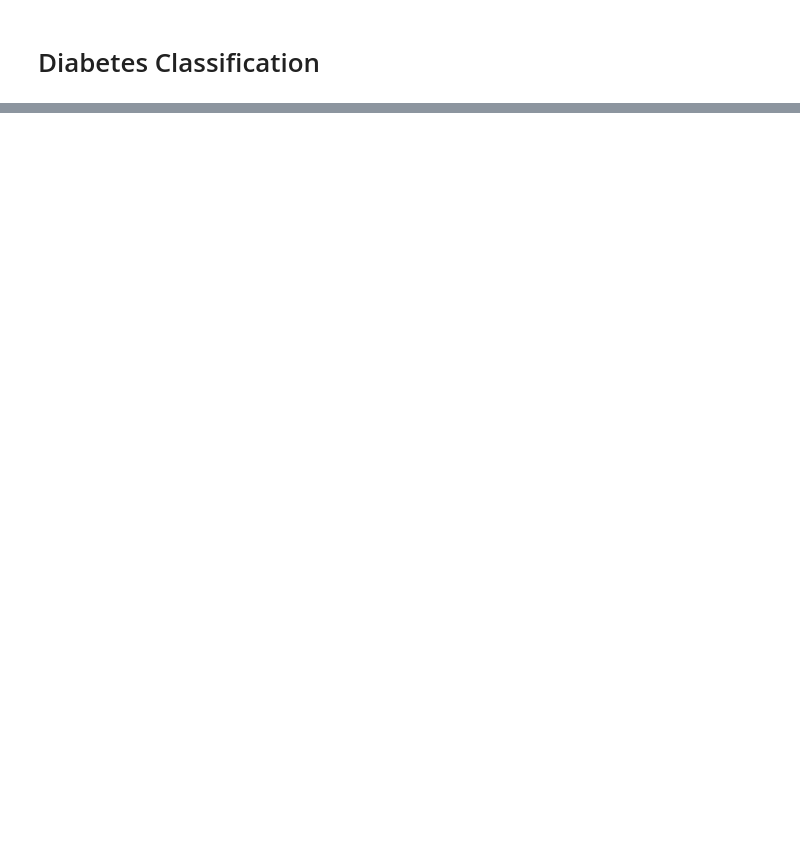
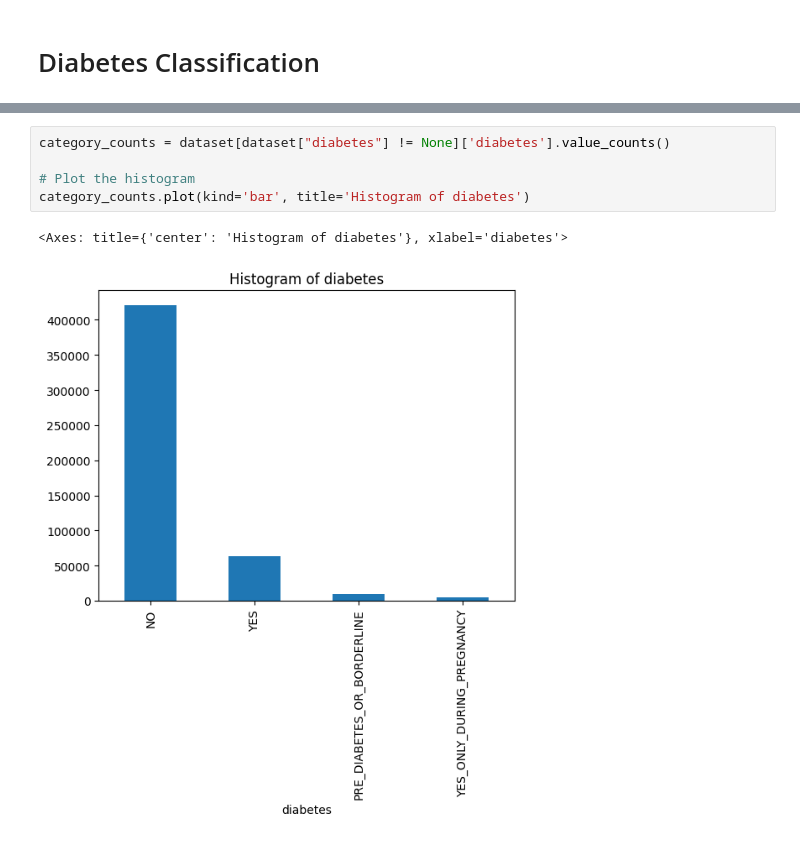
Before and after one commit to ralisv/IB031-Diabetes, a Jupyter notebook: solution_veronika.ipynb, the cells around one changed output, grey strips where cells are left out. Cells and saved outputs as stored; diff of their text form; blank space fills up the shorter version.

```diff
--- a/solution_veronika.ipynb
+++ b/solution_veronika.ipynb
@@ -32,0 +119,8 @@ memory usage: 95.4 MB
+# %%
+category_counts = dataset[dataset["diabetes"] != None]['diabetes'].value_counts()
+
+# Plot the histogram
+category_counts.plot(kind='bar', title='Histogram of diabetes')
+# %% [output]
+<Axes: title={'center': 'Histogram of diabetes'}, xlabel='diabetes'>
+[figure, added]
```
Also changed, not shown: parts of 19 cells of this notebook.
